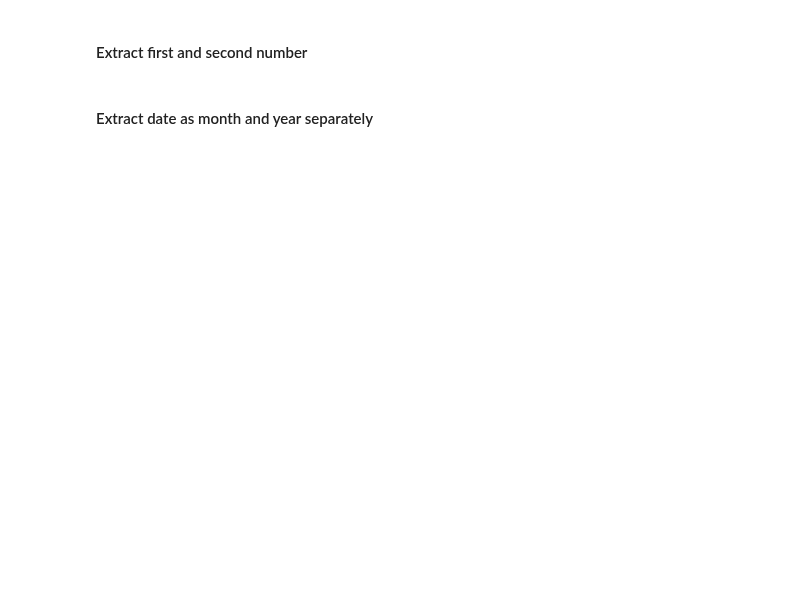
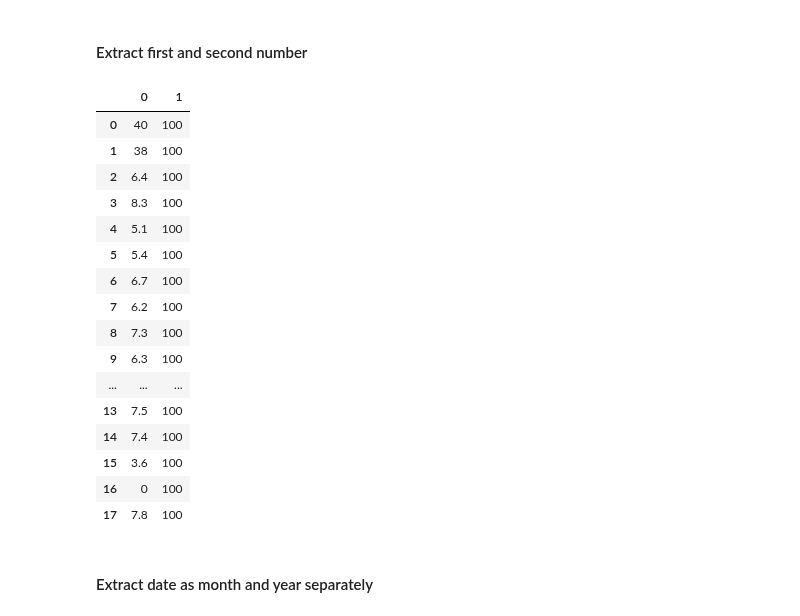
Before and after one commit to Bir01/02_DATA_SCIENCE_DATA_ANALYTICS_MODULE, a Jupyter notebook: 3- Classes_Labs/2. DAwPY/DAwPy_S11_Part_01_(RegEx_in_Python)-student-Copy1.ipynb, the cells around one changed output. Drawn from its saved outputs; the diff is of its cells as text; code cells hidden in the pictures; blank space fills up the shorter version.

```diff
--- a/3- Classes_Labs/2. DAwPY/DAwPy_S11_Part_01_(RegEx_in_Python)-student-Copy1.ipynb
+++ b/3- Classes_Labs/2. DAwPY/DAwPy_S11_Part_01_(RegEx_in_Python)-student-Copy1.ipynb
@@ -310,5 +1098,25 @@ s
 # %% [markdown]
 #### Extract first and second number
+# %%
+s.str.extract('(\d*.\d*).+/(\d*)')
+# %% [output]
+|  | 0 | 1 |
+| 0 | 40 | 100 |
+| 1 | 38 | 100 |
+| 2 | 6.4 | 100 |
+| 3 | 8.3 | 100 |
+| 4 | 5.1 | 100 |
+| 5 | 5.4 | 100 |
+| 6 | 6.7 | 100 |
+| 7 | 6.2 | 100 |
+| 8 | 7.3 | 100 |
+| 9 | 6.3 | 100 |
+| ... | ... | ... |
+| 13 | 7.5 | 100 |
+| 14 | 7.4 | 100 |
+| 15 | 3.6 | 100 |
+| 16 | 0 | 100 |
+| 17 | 7.8 | 100 |
 # %% [markdown]
 #### Extract date as month and year separately
 # %%
```
Also changed, not shown: parts of 143 cells of this notebook.
